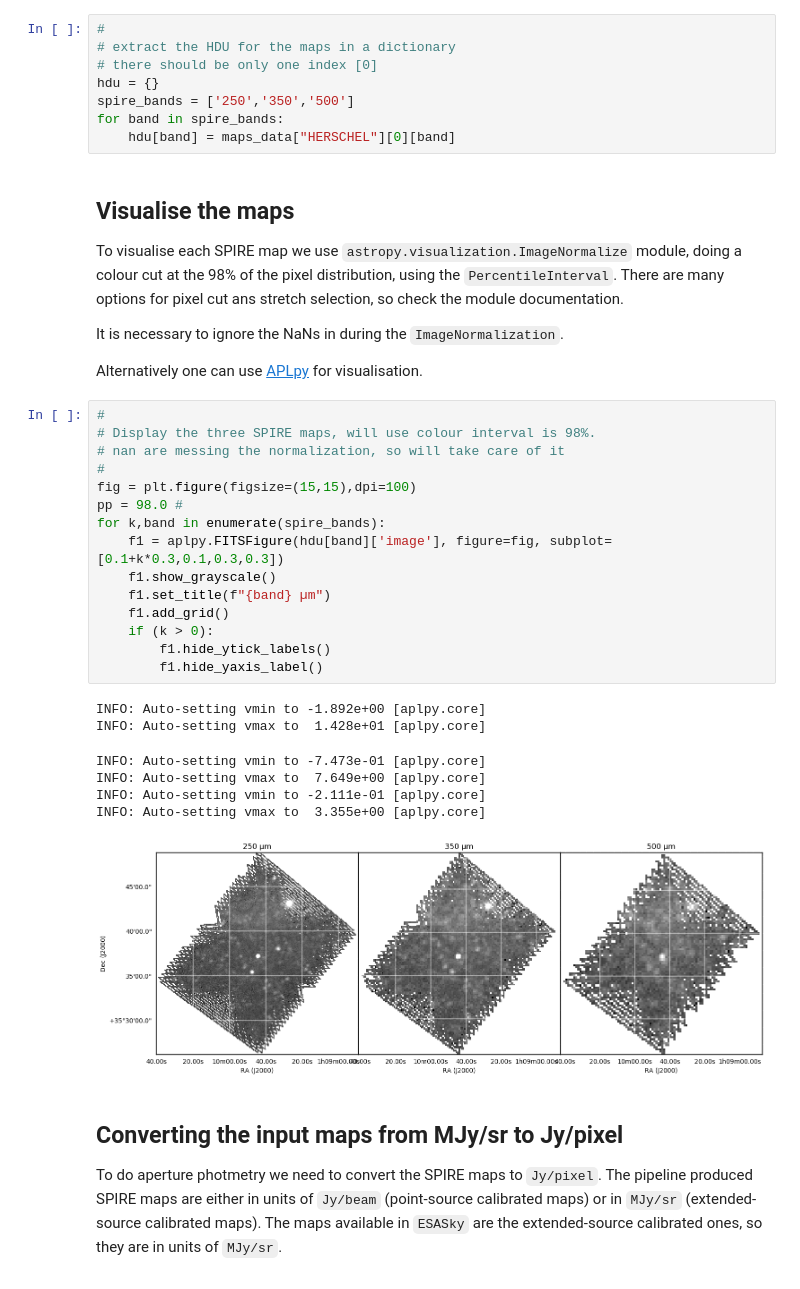
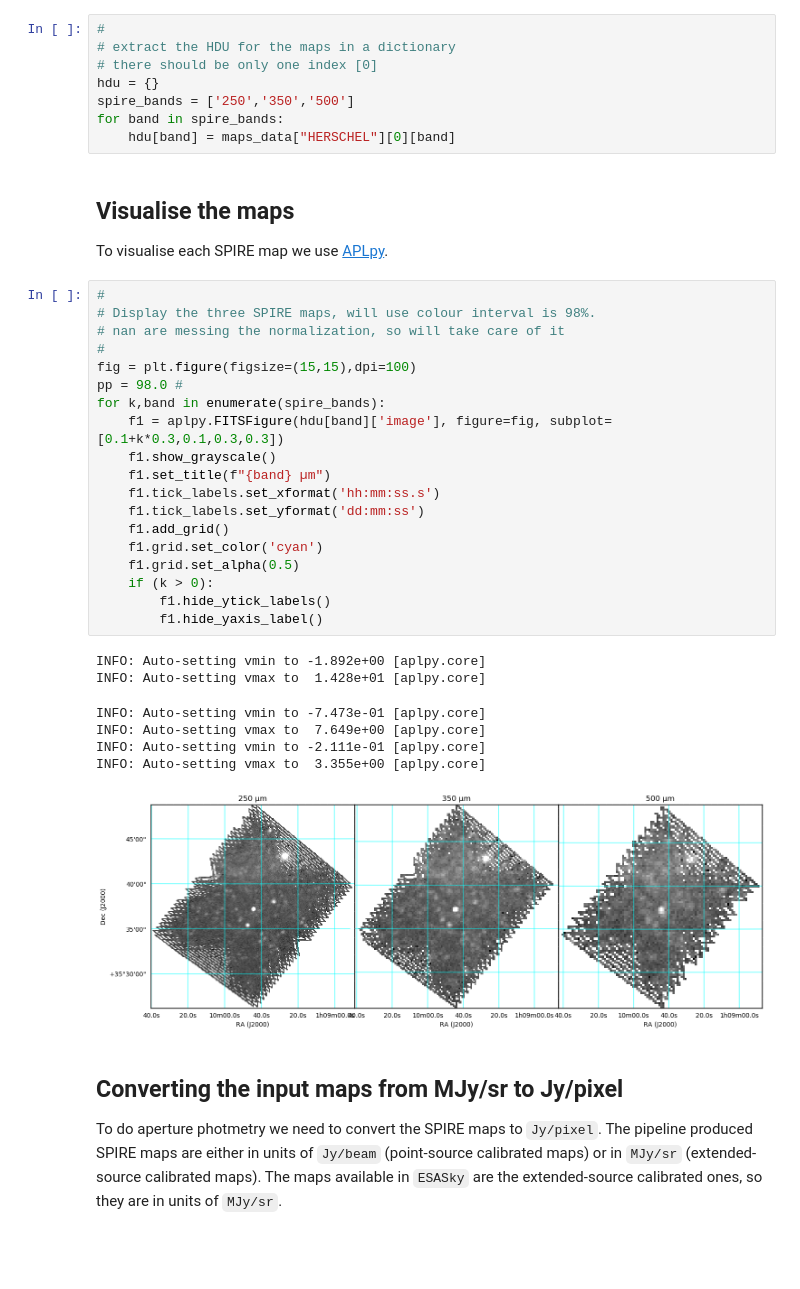
Before and after one commit to ivvv/herspy, a Jupyter notebook: notebooks/aphot_example_aplpy.ipynb, the cells around one changed output. Cells and saved outputs as stored; diff of their text form; blank space fills up the shorter version.

Commit message:
Added an example using aplpy for plotting

```diff
--- a/notebooks/aphot_example_aplpy.ipynb
+++ b/notebooks/aphot_example_aplpy.ipynb
@@ -107,37 +112,37 @@ hdu = {}
 spire_bands = ['250','350','500']
 for band in spire_bands:
     hdu[band] = maps_data["HERSCHEL"][0][band]
-# %% [markdown]
-## Visualise the maps
-
-To visualise each SPIRE map we use `astropy.visualization.ImageNormalize` module, doing a colour cut at the 98% of the pixel distribution, using the `PercentileInterval`. There are many options for pixel cut ans stretch selection, so check the module documentation.
-
-It is necessary to ignore the NaNs in during the `ImageNormalization`.
-
-Alternatively one can use [APLpy](https://aplpy.github.io) for visualisation.
+# %% [markdown]
+## Visualise the maps
+
+To visualise each SPIRE map we use [APLpy](https://aplpy.github.io).
 # %%
 #
 # Display the three SPIRE maps, will use colour interval is 98%.
 # nan are messing the normalization, so will take care of it
 #
 fig = plt.figure(figsize=(15,15),dpi=100)
 pp = 98.0 #
 for k,band in enumerate(spire_bands):
     f1 = aplpy.FITSFigure(hdu[band]['image'], figure=fig, subplot=[0.1+k*0.3,0.1,0.3,0.3])
     f1.show_grayscale()
     f1.set_title(f"{band} µm")
+    f1.tick_labels.set_xformat('hh:mm:ss.s')
+    f1.tick_labels.set_yformat('dd:mm:ss')
     f1.add_grid()
+    f1.grid.set_color('cyan')
+    f1.grid.set_alpha(0.5)
     if (k > 0):
         f1.hide_ytick_labels()
         f1.hide_yaxis_label()
 # %% [output]
 INFO: Auto-setting vmin to -1.892e+00 [aplpy.core]
 INFO: Auto-setting vmax to  1.428e+01 [aplpy.core]
 INFO: Auto-setting vmin to -7.473e-01 [aplpy.core]
 INFO: Auto-setting vmax to  7.649e+00 [aplpy.core]
 INFO: Auto-setting vmin to -2.111e-01 [aplpy.core]
 INFO: Auto-setting vmax to  3.355e+00 [aplpy.core]
-[figure, old version]
+[figure, new version]
 # %% [markdown]
 ## Converting the input maps from MJy/sr to Jy/pixel
 
```
Also changed, not shown: parts of 3 cells of this notebook.
